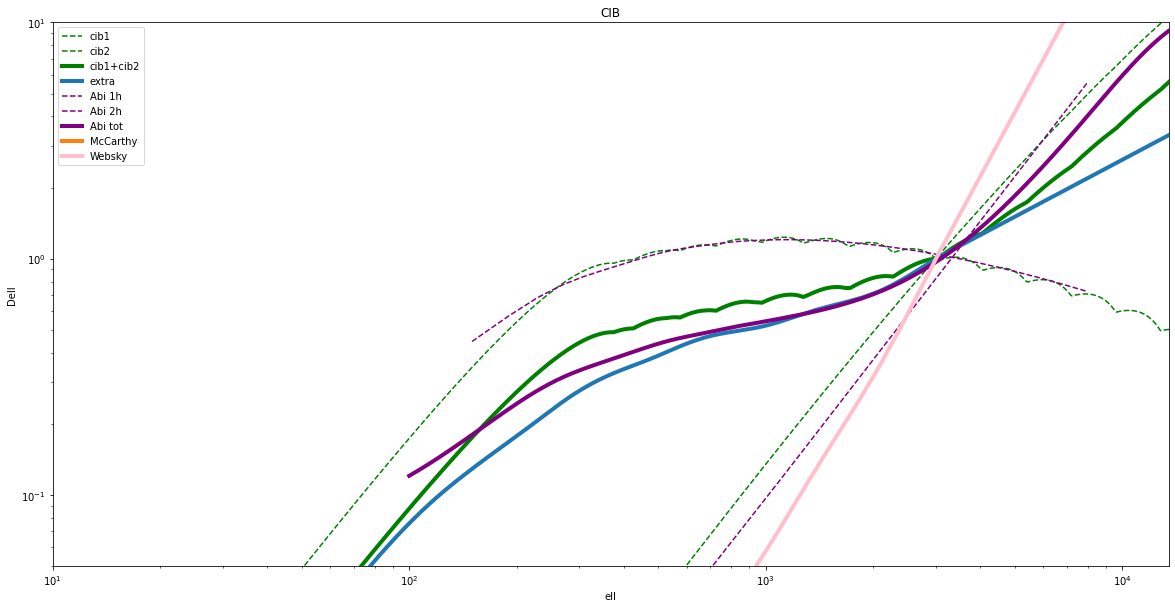
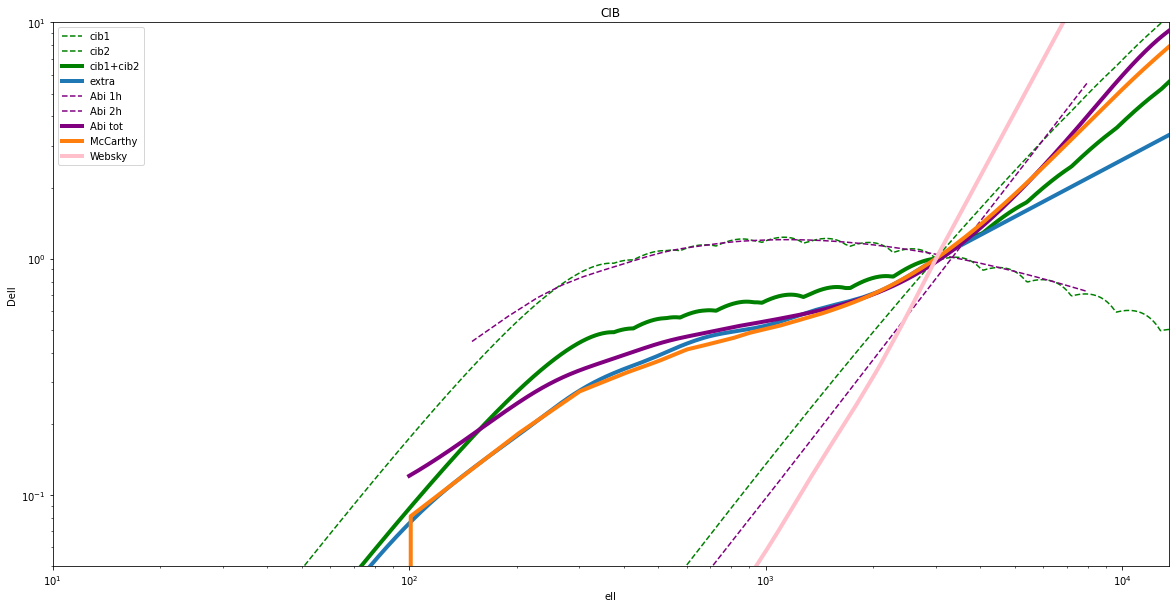
The change to this notebook cell's code, shown as a diff; its figure went from the first image to the second:
--- before
+++ after
@@ -12,5 +12,5 @@
 plt.plot(ciba_ell, ciba_dell/ciba_dell[3000], lw=4,color="purple", label="Abi tot")
          
-plt.plot(ellmcc, cibmccarthy, lw=4, label="McCarthy")
+plt.plot(ellmcc, cibmccarthy/cibmccarthy[3000], lw=4, label="McCarthy")
 
 plt.plot(websky_ell, websky_dell, lw=4, color="pink", label="Websky")

Commit: add ksz used in planck paper